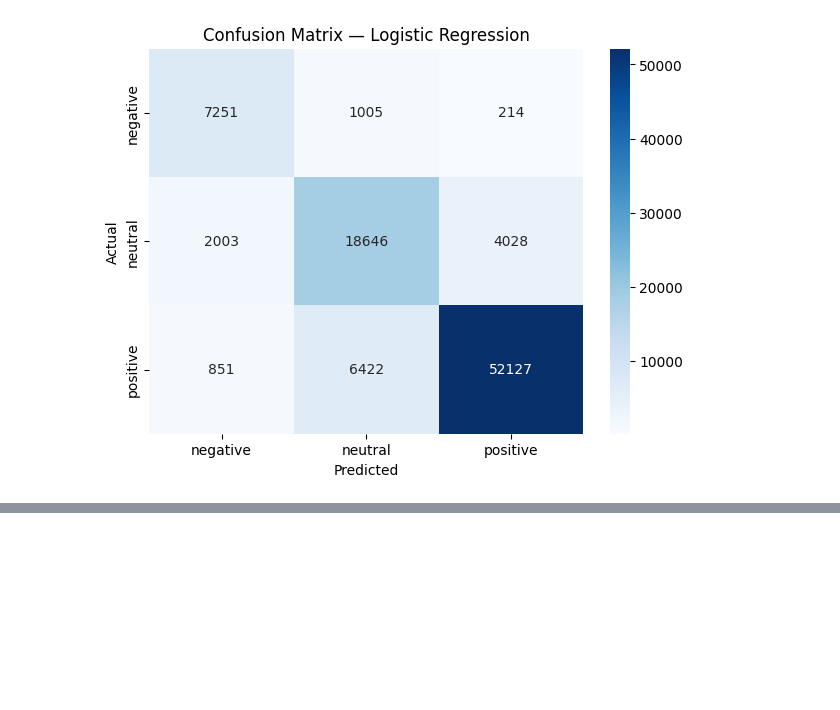
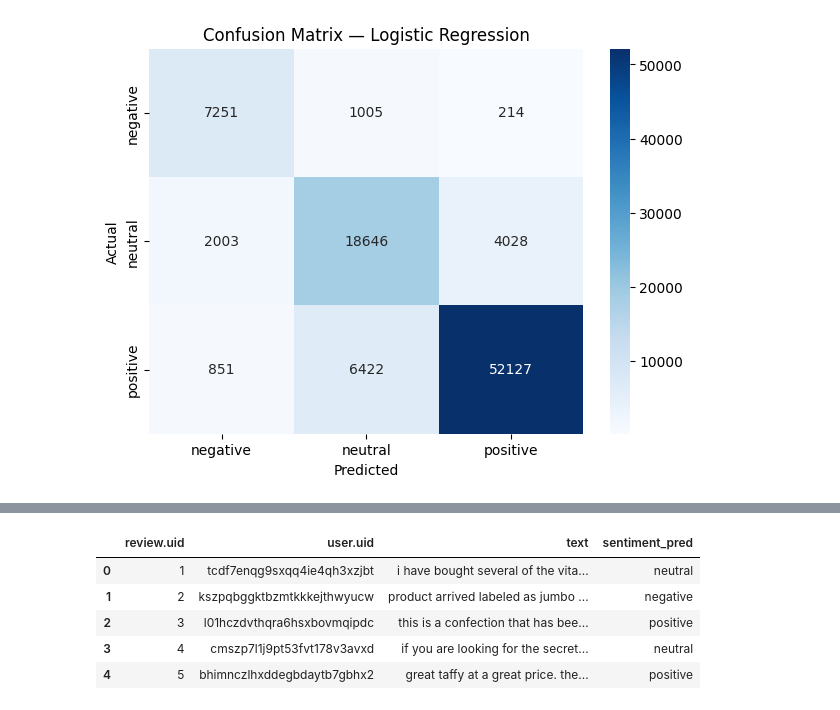
Before and after one commit to F4rab1/Marketing_Analytics, a Jupyter notebook: notebooks/sentiment_analysis.ipynb, the cells around one changed output, grey strips where cells are left out. Drawn from its saved outputs; the diff is of its cells as text; code cells hidden in the pictures; blank space fills up the shorter version.

```diff
--- a/notebooks/sentiment_analysis.ipynb
+++ b/notebooks/sentiment_analysis.ipynb
@@ -345,0 +364,13 @@ plt.show()
+# %%
+reviews_tfidf = tfidf.transform(reviews_df["text"])
+
+reviews_df["sentiment_pred"] = final_clf.predict(reviews_tfidf)
+# %%
+reviews_df.head()
+# %% [output]
+|  | review.uid | user.uid | text | sentiment_pred |
+| 0 | 1 | tcdf7enqg9sxqq4ie4qh3xzjbt | i have bought several of the vita... | neutral |
+| 1 | 2 | kszpqbggktbzmtkkkejthwyucw | product arrived labeled as jumbo ... | negative |
+| 2 | 3 | l01hczdvthqra6hsxbovmqipdc | this is a confection that has bee... | positive |
+| 3 | 4 | cmszp7l1j9pt53fvt178v3avxd | if you are looking for the secret... | neutral |
+| 4 | 5 | bhimnczlhxddegbdaytb7gbhx2 | great taffy at a great price. the... | positive |
```
Also changed, not shown: parts of 2 cells of this notebook.
